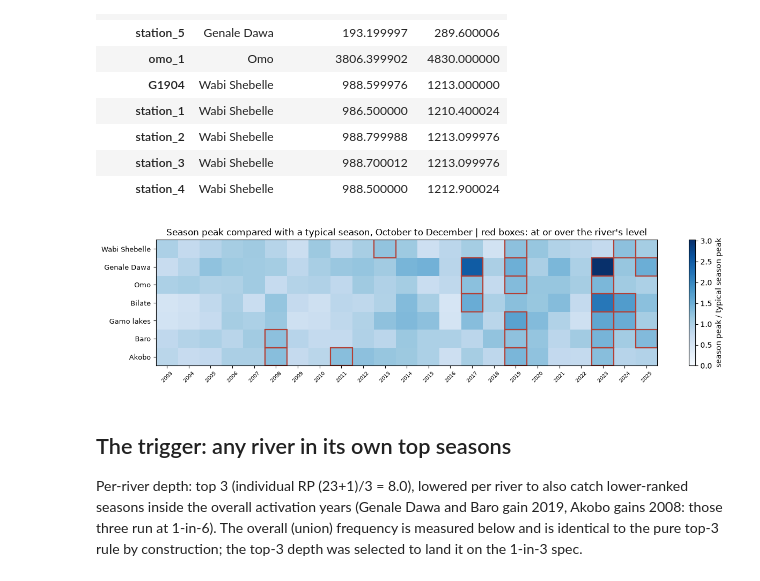
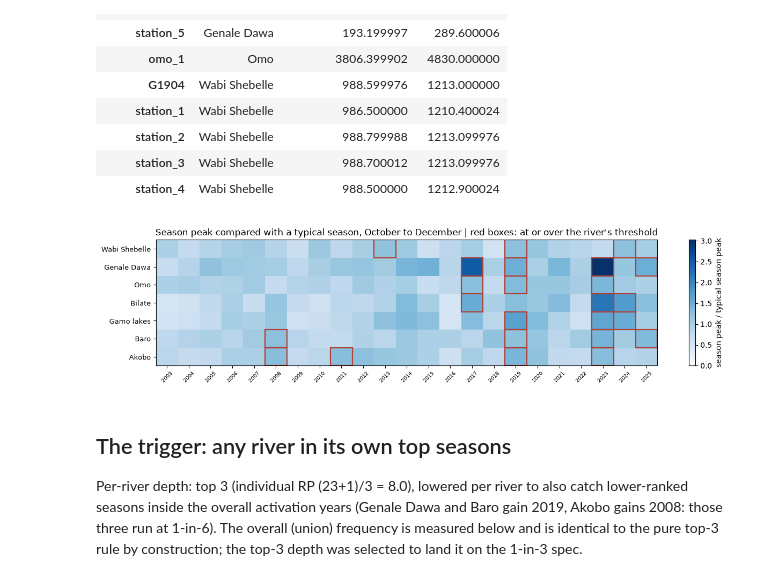
Before and after one commit to OCHA-DAP/ds-aa-eth-flooding, a Jupyter notebook: analysis/04_ond_trigger_design.ipynb, the cells around one changed output. Saved outputs shown, nothing was run; the diff lists cells and outputs as text; code cells hidden in the pictures.

Commit message:
Methods page: threshold instead of level throughout
Page text, table headers and both figure titles now say threshold.

Co-Authored-By: Claude Opus 5.5 <noreply@anthropic.com>

```diff
--- a/analysis/04_ond_trigger_design.ipynb
+++ b/analysis/04_ond_trigger_design.ipynb
@@ -155,20 +155,20 @@ Akobo               1.291           1.290             4
 # %%
 fig, ax = plt.subplots(figsize=(13, 3.2))
 im = ax.imshow(river_stat.T.values, cmap="Blues", aspect="auto",
                vmin=0, vmax=float(river_stat.max().max()))
 for i, r in enumerate(RIVERS):
     thr_r = ratio_star[r]
     for j, y in enumerate(YEARS):
         if river_stat.loc[y, r] >= thr_r:
             ax.add_patch(plt.Rectangle((j - 0.5, i - 0.5), 1, 1, fill=False,
                                        edgecolor="#B34036", linewidth=1.6))
 ax.set_xticks(range(N_YEARS)); ax.set_xticklabels(YEARS, fontsize=7, rotation=45)
 ax.set_yticks(range(len(RIVERS))); ax.set_yticklabels(RIVERS, fontsize=9)
 plt.colorbar(im, ax=ax, label="season peak / typical season peak")
-ax.set_title("Season peak compared with a typical season, October to December | red boxes: at or over the river's level")
+ax.set_title("Season peak compared with a typical season, October to December | red boxes: at or over the river's threshold")
 plt.tight_layout(); plt.show()
 # %% [output]
-[figure, old version]
+[figure, new version]
 # %% [markdown]
 ## The trigger: any river in its own top seasons
 
```
Also changed, not shown: parts of 1 cell of this notebook, 4 other files.
